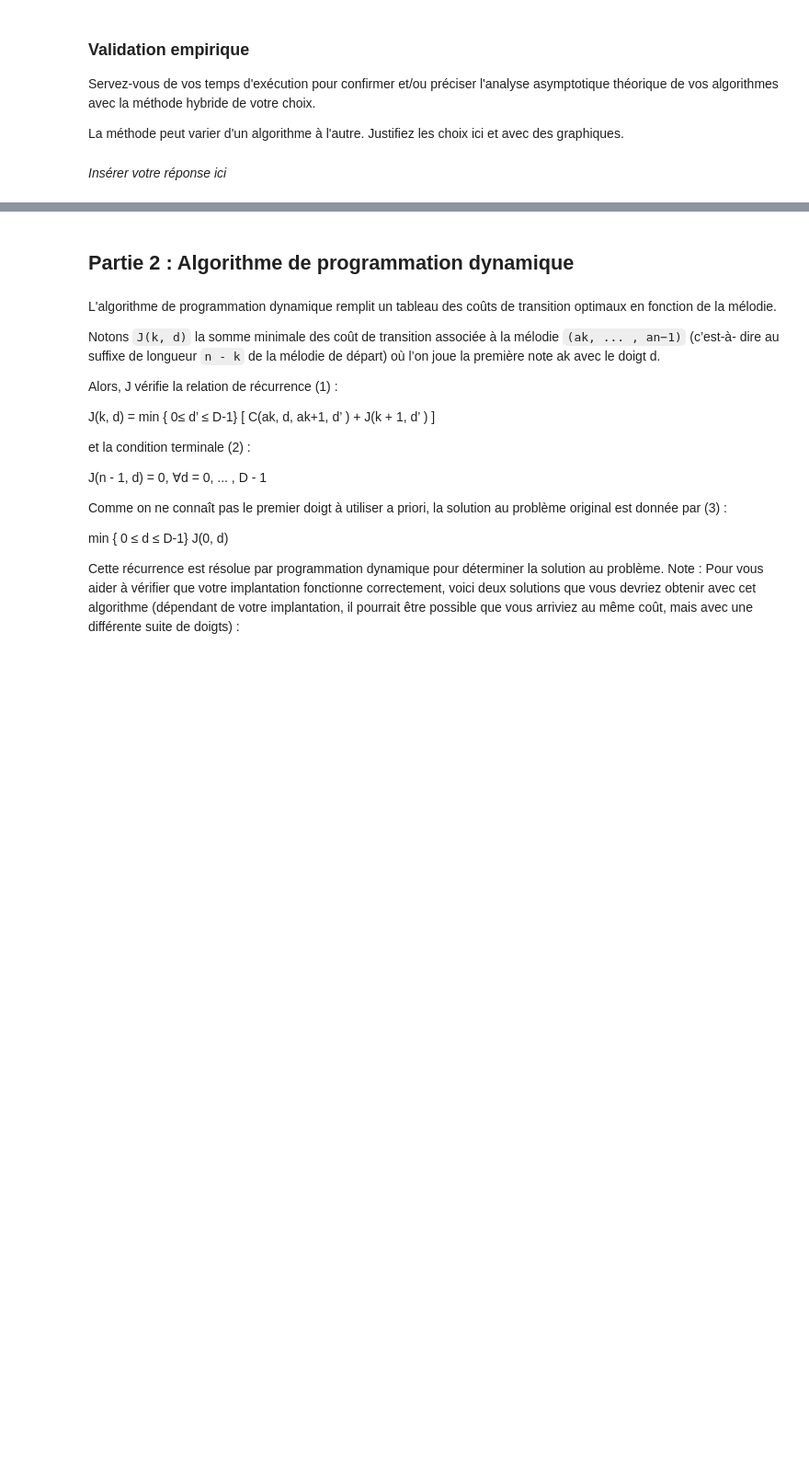
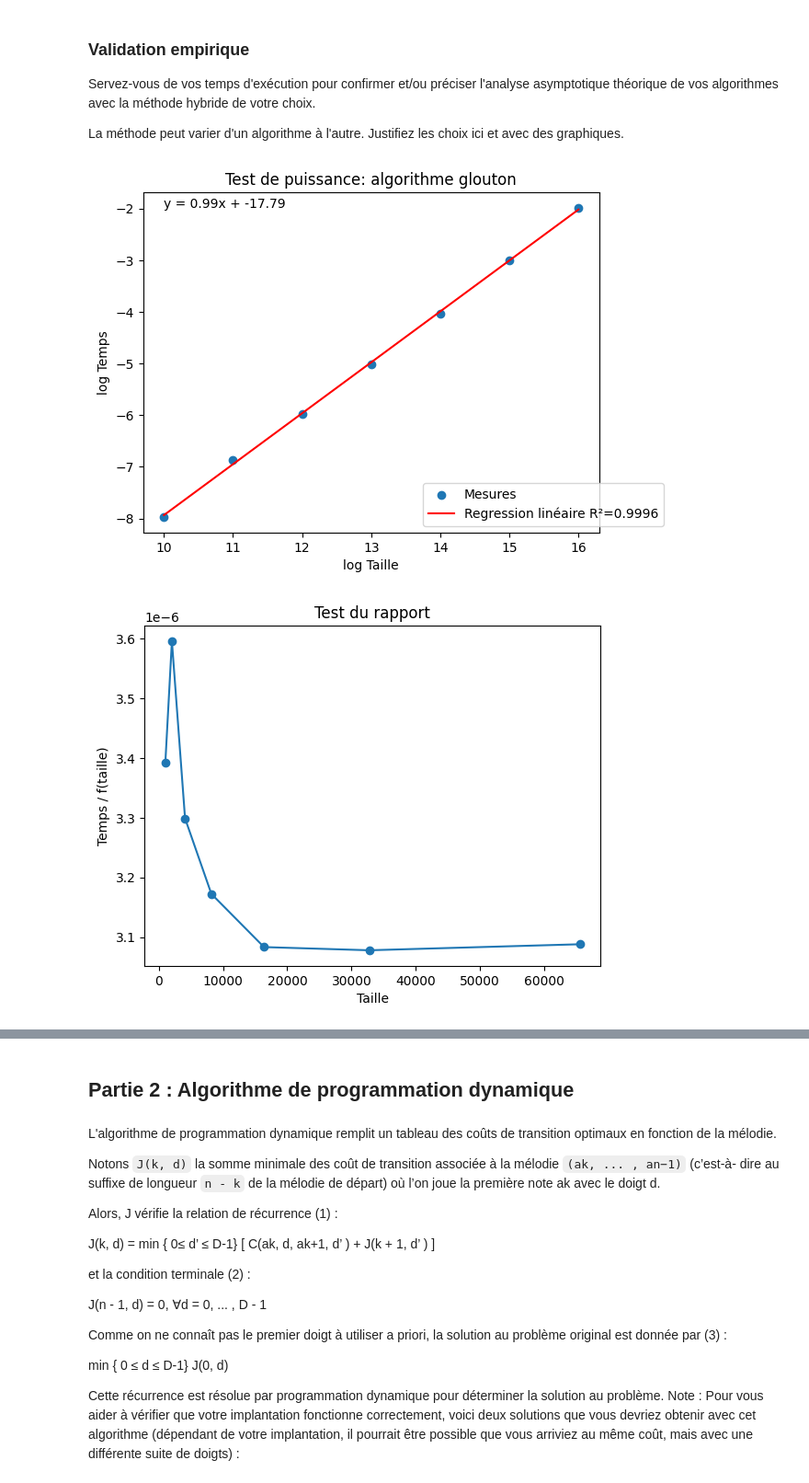
Before and after one commit to FelixLamarche/inf8775, a Jupyter notebook: TP2-H24/LAMARCHE_2077446_KIAN_2264793.ipynb, the cells around one changed output, grey strips where cells are left out. Shown at 92% size. Drawn from its saved outputs; the diff is of its cells as text; code cells hidden in the pictures; blank space fills up the shorter version.

```diff
--- a/TP2-H24/LAMARCHE_2077446_KIAN_2264793.ipynb
+++ b/TP2-H24/LAMARCHE_2077446_KIAN_2264793.ipynb
@@ -319,3 +330,8 @@ nombre de doigts pour chacun des trois algorithmes.
 ### Mesures
 
 Rapportez dans un tableau les temps d'exécutions moyens avec les fonctions auxiliaires `measure_procedure` et `display_measure_table`
+# %%
+datasets_glouton = get_dataset(2077446, [1024, 2048, 4096, 8192, 16384, 2**15, 2**16])
+measures_glouton = measure_procedure(glouton, datasets_glouton)
+
+display_measures_table(measures_glouton)
@@ -325,5 +350,26 @@ Rapportez dans un tableau les temps d'exécutions moyens avec les fonctions auxi
 Servez-vous de vos temps d'exécution pour confirmer et/ou préciser l'analyse asymptotique théorique de vos algorithmes avec la méthode hybride de votre choix.
 
 La méthode peut varier d'un algorithme à l'autre. Justifiez les choix ici et avec des graphiques.
-# %% [markdown]
-*Insérer votre réponse ici*
+# %%
+import math
+
+def values_test_puissance(measures):
+    return {math.log2(size): math.log2(measure) for size, measure in measures.items()}
+
+def values_test_rapport(measures, f):
+    return {size: measure/f(size) for size, measure in measures.items()}
+
+def values_test_constantes(measures, f):
+    return { f(size): measure for size, measure in measures.items()}
+
+display_test_puissance(values_test_puissance(measures_glouton), "Test de puissance: algorithme glouton")
+
+def f(x):
+    return x**1.02
+
+display_test_rapport(values_test_rapport(measures_glouton, f))
+
+display_test_constantes(values_test_constantes(measures_glouton, f))
+# %% [output]
+[figure, added]
+[figure, added]
```
Also changed, not shown: parts of 6 cells of this notebook.
